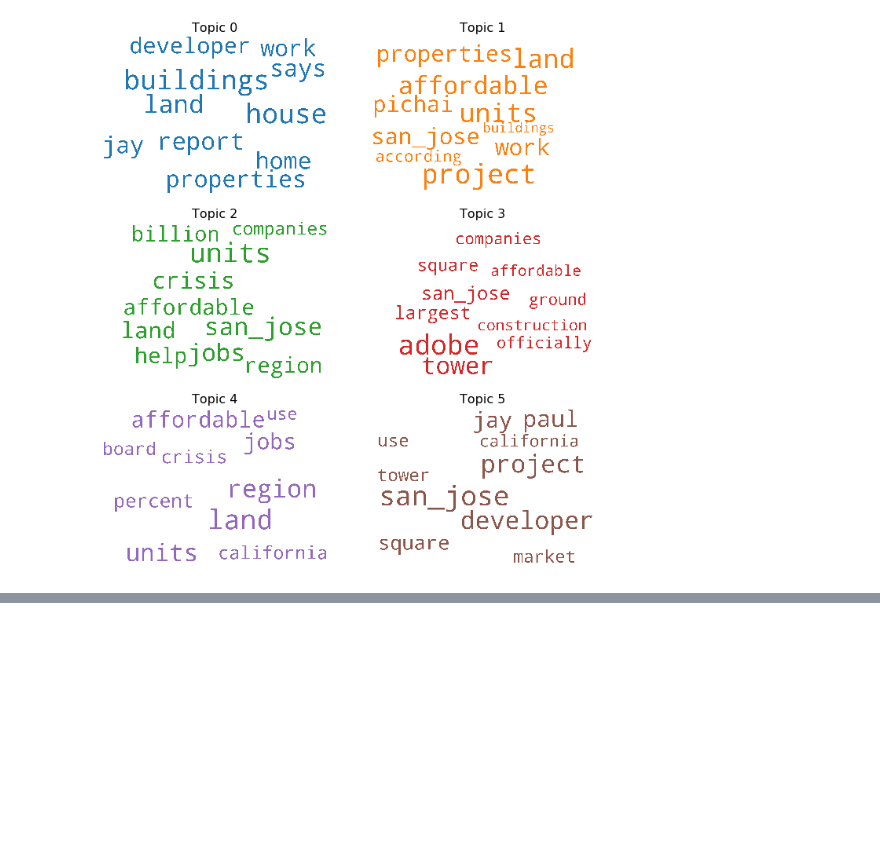
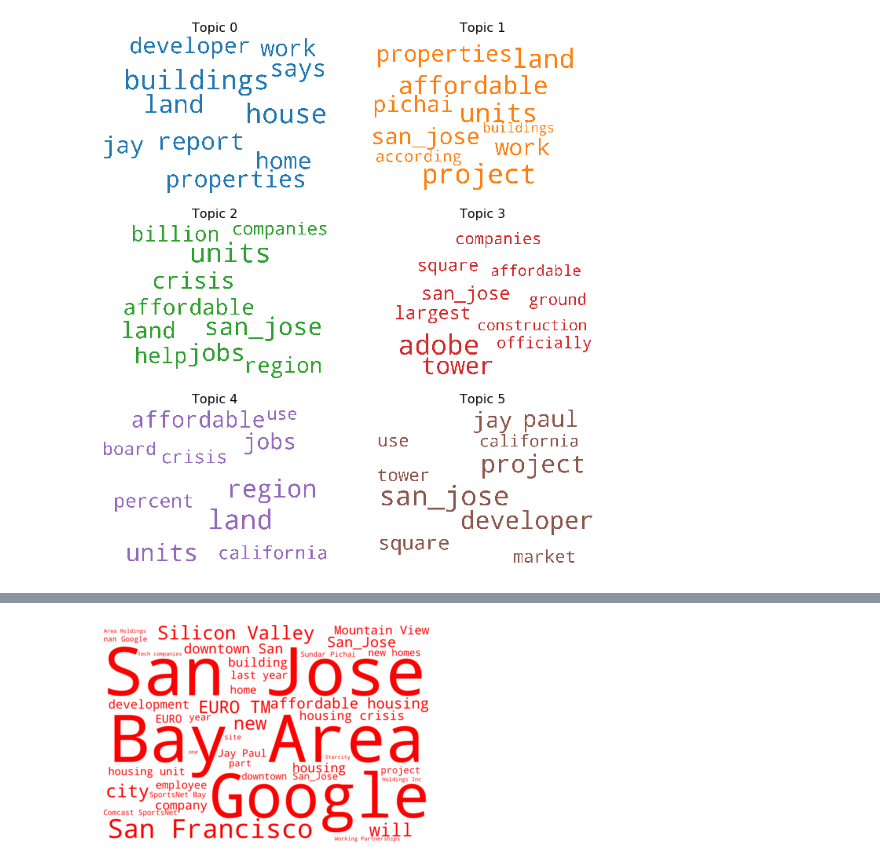
Before and after one commit to laurajnixon/sj_google_housing, a Jupyter notebook: SJ Google Campus news - data exploration, topic modeling.ipynb, the cells around one changed output, grey strips where cells are left out. Drawn from its saved outputs; the diff is of its cells as text; code cells hidden in the pictures; blank space fills up the shorter version.

```diff
--- a/SJ Google Campus news - data exploration, topic modeling.ipynb
+++ b/SJ Google Campus news - data exploration, topic modeling.ipynb
@@ -282,0 +308,5 @@ make_topicmod_wordcloud(topicmodel)
+# %%
+#Simple word cloud of June articles
+simple_word_cloud(textlist_June, font_color = 'red')
+# %% [output]
+[figure, added]
```
Also changed, not shown: parts of 2 cells of this notebook.
